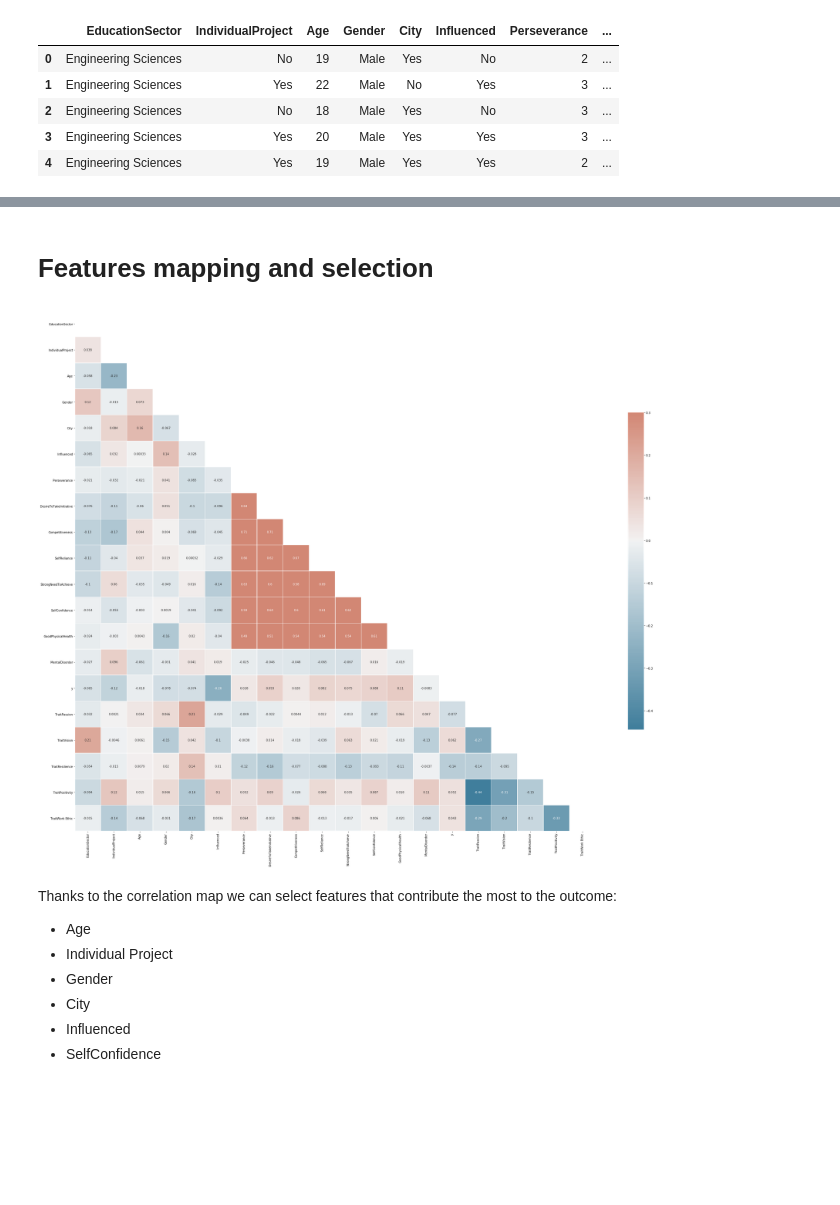
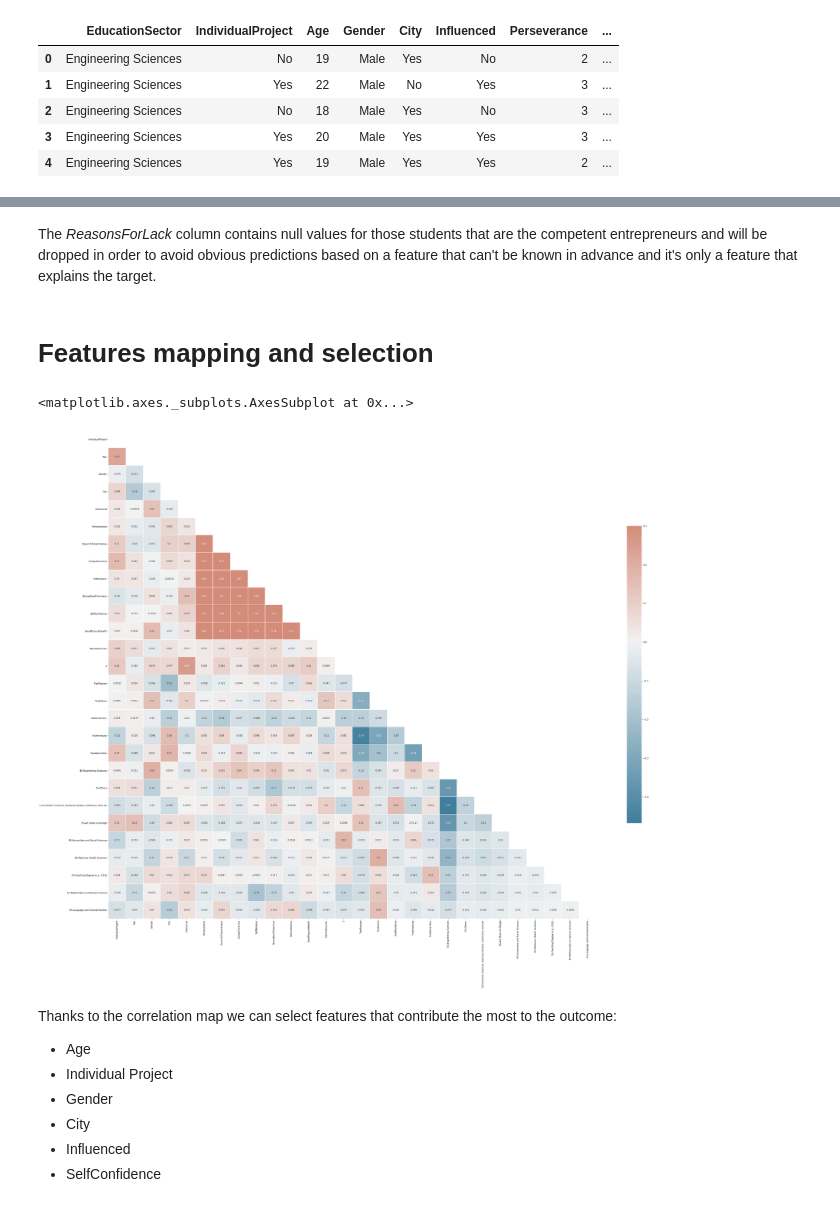
Before and after one commit to giorgiac98/student-bayesian-network, a Jupyter notebook: Entrepreneurial competency in university students.ipynb, the cells around one changed output, grey strips where cells are left out. Drawn from its saved outputs; the diff is of its cells as text; code cells hidden in the pictures; blank space fills up the shorter version.

```diff
--- a/Entrepreneurial competency in university students.ipynb
+++ b/Entrepreneurial competency in university students.ipynb
@@ -39,43 +48,41 @@ memory usage: 29.2+ KB
+# %% [markdown]
+The *ReasonsForLack* column contains null values for those students that are the competent entrepreneurs and will be dropped in order to avoid obvious predictions based on a feature that can't be known in advance and it's only a feature that explains the target.
 # %% [markdown]
 # Features mapping and selection
 # %%
-ind_map = {'Yes':0, 'No':1}
-df['IndividualProject'] = df['IndividualProject'].map(ind_map)
-
-gen_map = {'Male':0, 'Female':1}
-df['Gender'] = df['Gender'].map(gen_map)
-
-cit_map = {'Yes':0, 'No':1}
-df['City'] = df['City'].map(cit_map)
-
-inf_map = {'Yes':0, 'No':1}
-df['Influenced'] = df['Influenced'].map(inf_map)
-
-men_map = {'Yes':0, 'No':1}
-df['MentalDisorder'] = df['MentalDisorder'].map(men_map)
-
-for t in df['KeyTraits'].unique():
-    df[f'Trait{t}'] = df['KeyTraits'] == t
-
-education_map = {'Engineering Sciences':1, 'Others':2, 'Economic Sciences, Business Studies, Commerce and Law':3,
-                 'Art, Music or Design':4, 'Humanities and Social Sciences':5, 'Medicine, Health Sciences':6,
-                 'Teaching Degree (e.g., B.Ed)':7, 'Mathematics or Natural Sciences':8, 'Language and Cultural Studies':9}
-df['EducationSector'] = df['EducationSector'].map(education_map)
-
 df.drop(columns=['ReasonsForLack'], inplace=True)
 
-def display_correlation_matrix(data):
-    """ Displays a correlation matrix for a dataset """
-    corr = data.corr()
-    mask = np.triu(np.ones_like(corr, dtype=bool))
-    f, ax = plt.subplots(figsize=(40, 40))
-    cmap = sns.diverging_palette(230, 20, as_cmap=True)
-    sns.heatmap(corr, mask=mask, cmap=cmap, vmax=.3, center=0,square=True, annot=True,linewidths=.5, cbar_kws={"shrink": .5})
+data = df.copy()
+ind_map = {'Yes':1, 'No':0}
+data['IndividualProject'] = data['IndividualProject'].map(ind_map)
+
+gen_map = {'Male':1, 'Female':0}
+data['Gender'] = data['Gender'].map(gen_map)
+
+cit_map = {'Yes':1, 'No':0}
+data['City'] = data['City'].map(cit_map)
+
+inf_map = {'Yes':1, 'No':0}
+data['Influenced'] = data['Influenced'].map(inf_map)
+
+men_map = {'Yes':1, 'No':0}
+data['MentalDisorder'] = data['MentalDisorder'].map(men_map)
+
+for t in data['KeyTraits'].unique():
+    data[f'Trait{t}'] = data['KeyTraits'] == t
+
+for e in data['EducationSector'].unique():
+    data[f'ES-{e}'] = data['EducationSector'] == e
 
 
-display_correlation_matrix(df)
+corr = data.corr()
+mask = np.triu(np.ones_like(corr, dtype=bool))
+f, ax = plt.subplots(figsize=(50, 50))
+cmap = sns.diverging_palette(230, 20, as_cmap=True)
+sns.heatmap(corr, mask=mask, cmap=cmap, vmax=.3, center=0,square=True, annot=True,linewidths=.5, cbar_kws={"shrink": .5})
 # %% [output]
+<matplotlib.axes._subplots.AxesSubplot at 0x...>
-[figure, old version]
+[figure, new version]
 # %% [markdown]
 Thanks to the correlation map we can select features that contribute the most to the outcome:
 * Age
```
Also changed, not shown: parts of 22 cells of this notebook, 1 other file.
